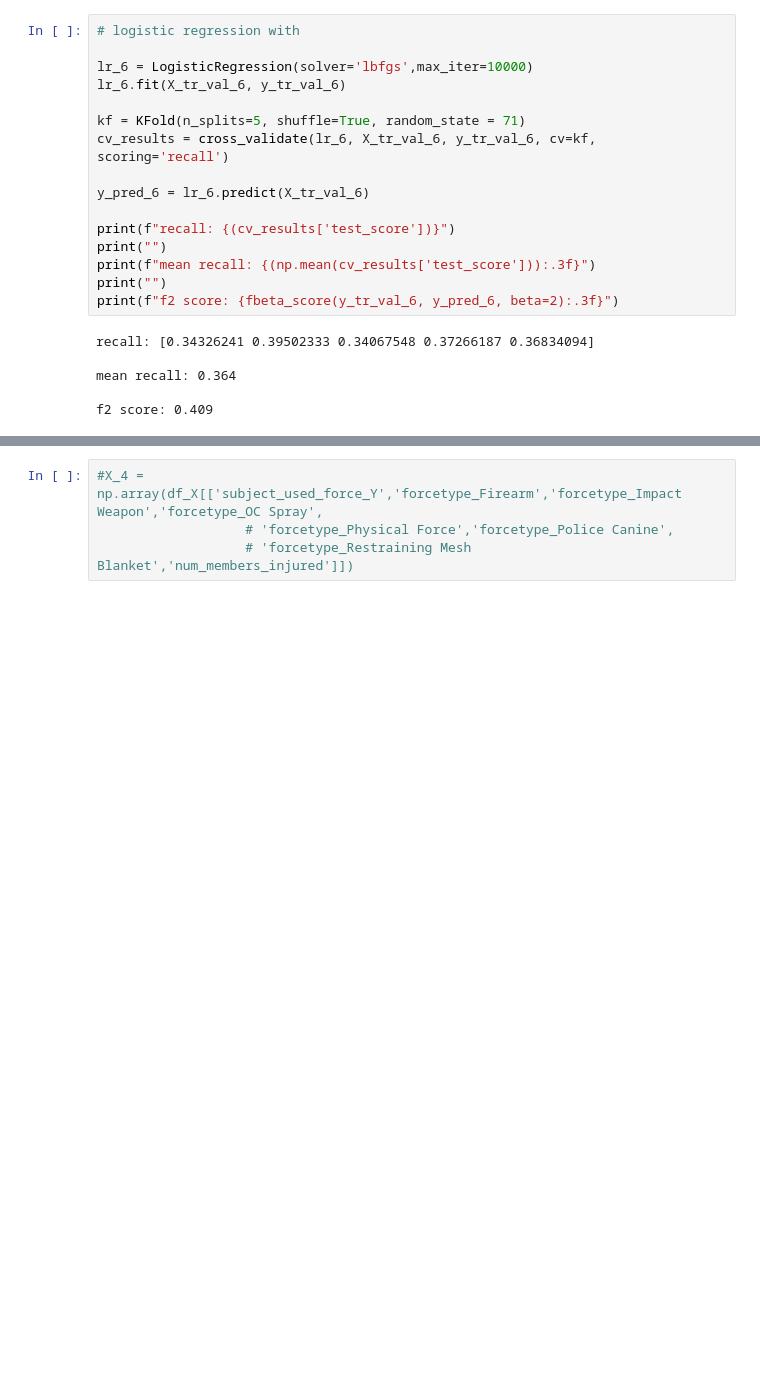
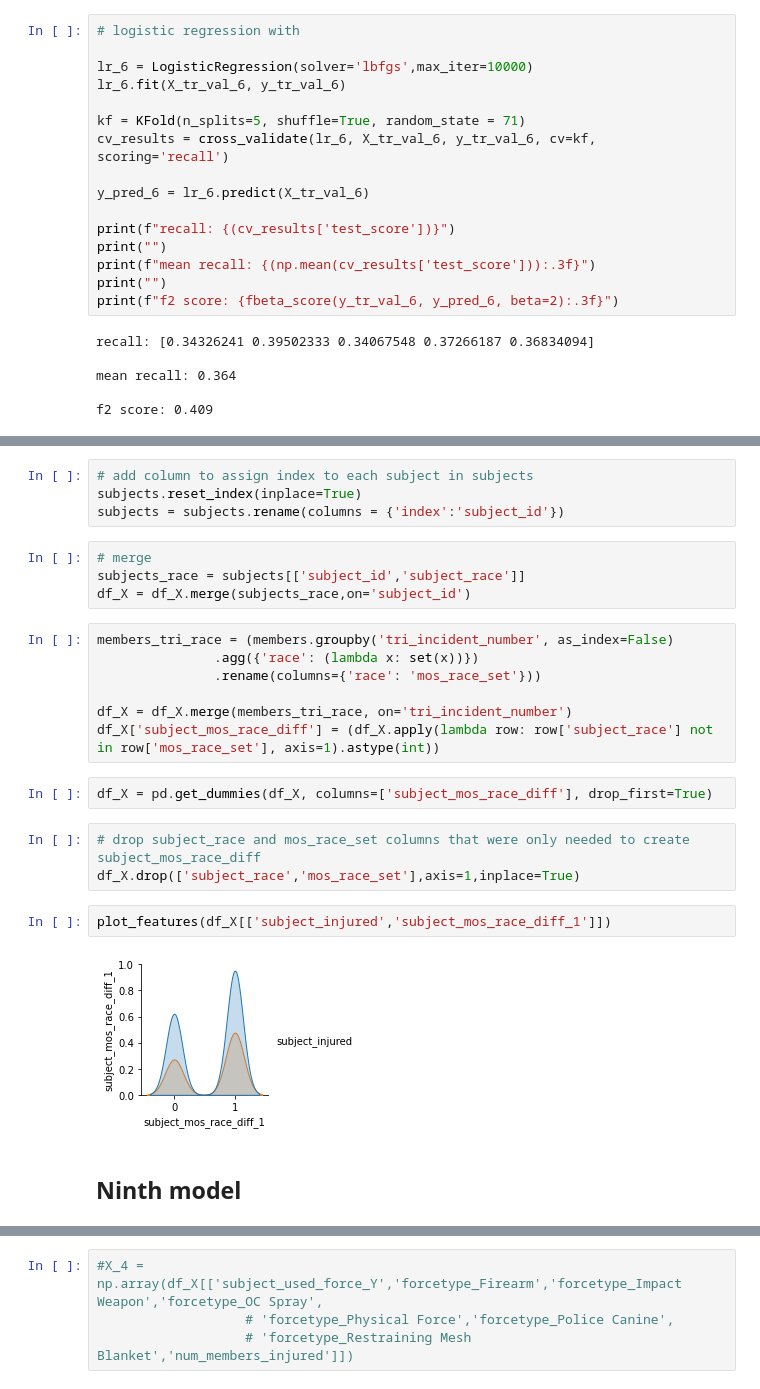
Before and after one commit to chloebs4590/Metis-Classification, a Jupyter notebook: nypd_use_of_force.ipynb, the cells around one changed output, grey strips where cells are left out. Saved outputs shown, nothing was run; the diff lists cells and outputs as text; blank space fills up the shorter version.

```diff
--- a/nypd_use_of_force.ipynb
+++ b/nypd_use_of_force.ipynb
@@ -946,0 +1121,26 @@ f2 score: 0.409
+# %%
+# add column to assign index to each subject in subjects
+subjects.reset_index(inplace=True)
+subjects = subjects.rename(columns = {'index':'subject_id'})
+# %%
+# merge
+subjects_race = subjects[['subject_id','subject_race']]
+df_X = df_X.merge(subjects_race,on='subject_id')
+# %%
+members_tri_race = (members.groupby('tri_incident_number', as_index=False)
+               .agg({'race': (lambda x: set(x))})
+               .rename(columns={'race': 'mos_race_set'}))
+
+df_X = df_X.merge(members_tri_race, on='tri_incident_number')
+df_X['subject_mos_race_diff'] = (df_X.apply(lambda row: row['subject_race'] not in row['mos_race_set'], axis=1).astype(int))
+# %%
+df_X = pd.get_dummies(df_X, columns=['subject_mos_race_diff'], drop_first=True)
+# %%
+# drop subject_race and mos_race_set columns that were only needed to create subject_mos_race_diff
+df_X.drop(['subject_race','mos_race_set'],axis=1,inplace=True)
+# %%
+plot_features(df_X[['subject_injured','subject_mos_race_diff_1']])
+# %% [output]
+[figure, added]
+# %% [markdown]
+## Ninth model
```
Also changed, not shown: parts of 56 cells of this notebook.
